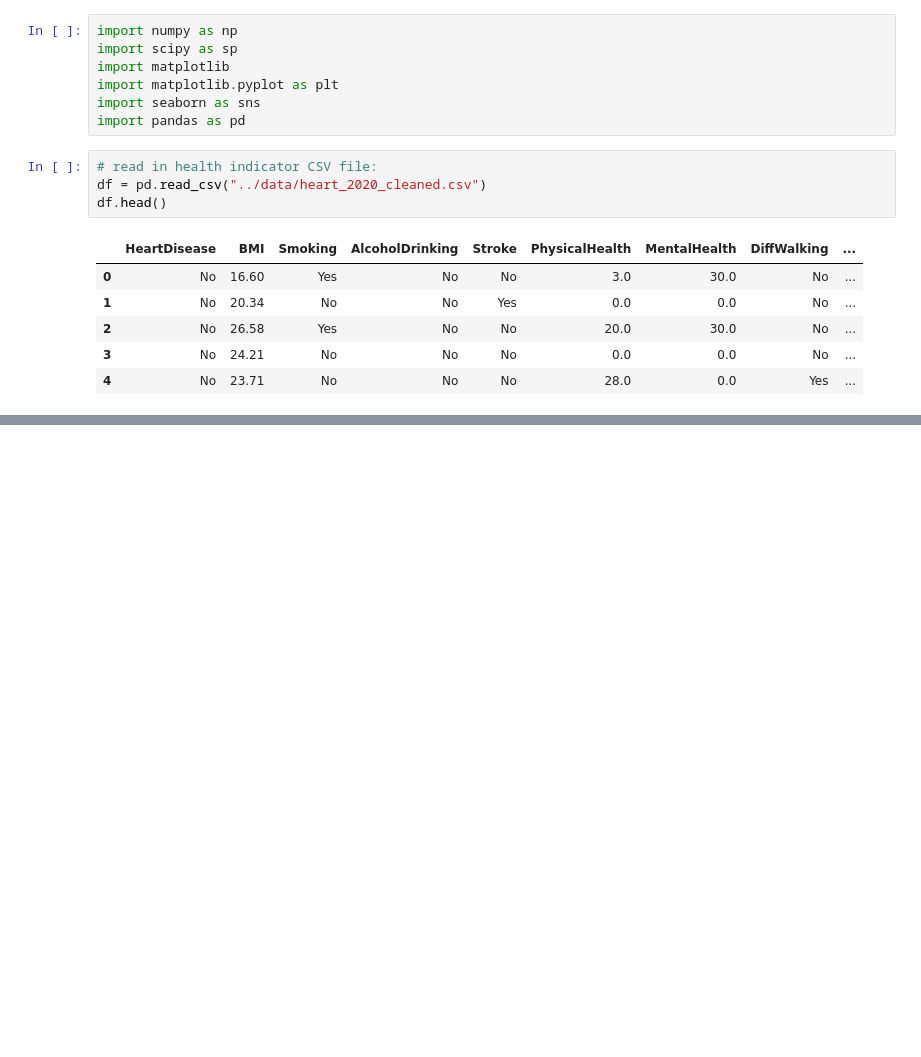
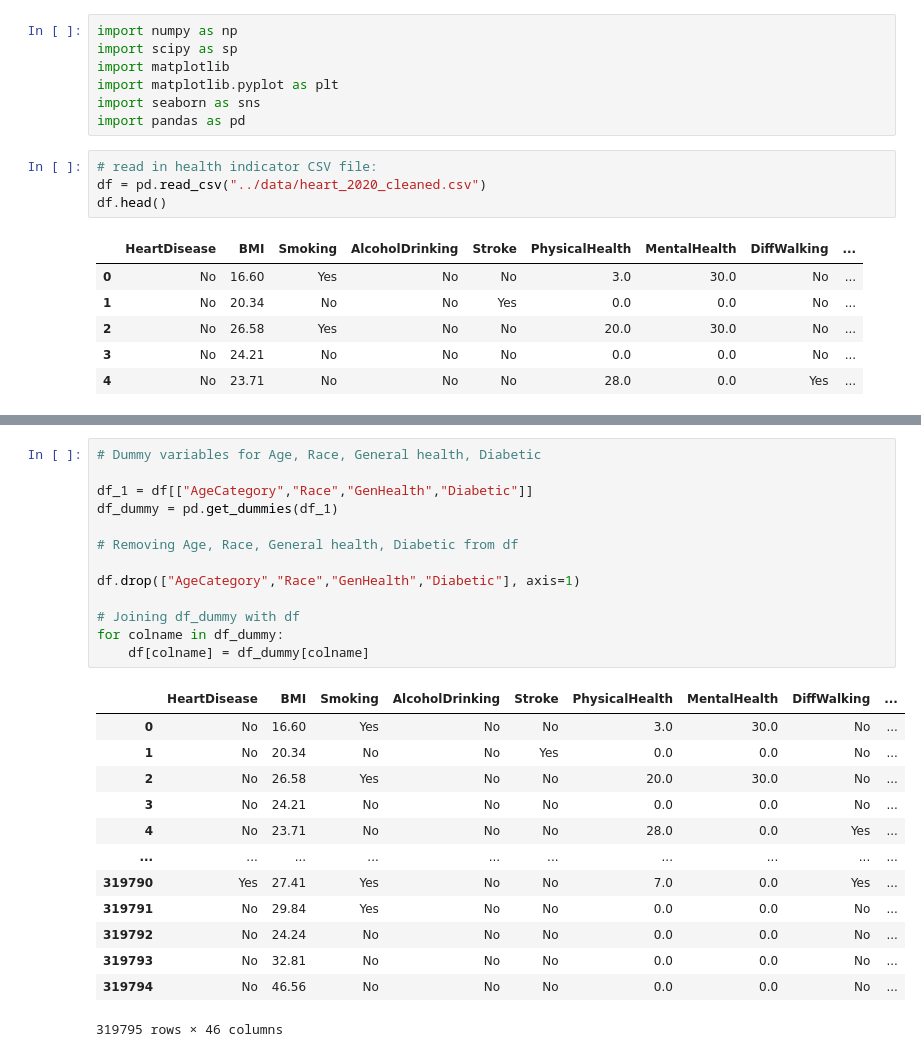
Before and after one commit to rakkyunkim/HackDavis-2022, a Jupyter notebook: notebooks/EDA & Modelling.ipynb, the cells around one changed output, grey strips where cells are left out. Saved outputs shown, nothing was run; the diff lists cells and outputs as text; blank space fills up the shorter version.

Commit message:
creating dummy vars and encoding

```diff
--- a/notebooks/EDA & Modelling.ipynb
+++ b/notebooks/EDA & Modelling.ipynb
@@ -18,0 +72,27 @@ df.head()
+# %%
+# Dummy variables for Age, Race, General health, Diabetic
+
+df_1 = df[["AgeCategory","Race","GenHealth","Diabetic"]]
+df_dummy = pd.get_dummies(df_1)
+
+# Removing Age, Race, General health, Diabetic from df
+
+df.drop(["AgeCategory","Race","GenHealth","Diabetic"], axis=1)
+
+# Joining df_dummy with df
+for colname in df_dummy:
+    df[colname] = df_dummy[colname]
+# %% [output]
+|  | HeartDisease | BMI | Smoking | AlcoholDrinking | Stroke | PhysicalHealth | MentalHealth | DiffWalking | ... |
+| 0 | No | 16.60 | Yes | No | No | 3.0 | 30.0 | No | ... |
+| 1 | No | 20.34 | No | No | Yes | 0.0 | 0.0 | No | ... |
+| 2 | No | 26.58 | Yes | No | No | 20.0 | 30.0 | No | ... |
+| 3 | No | 24.21 | No | No | No | 0.0 | 0.0 | No | ... |
+| 4 | No | 23.71 | No | No | No | 28.0 | 0.0 | Yes | ... |
+| ... | ... | ... | ... | ... | ... | ... | ... | ... | ... |
+| 319790 | Yes | 27.41 | Yes | No | No | 7.0 | 0.0 | Yes | ... |
+| 319791 | No | 29.84 | Yes | No | No | 0.0 | 0.0 | No | ... |
+| 319792 | No | 24.24 | No | No | No | 0.0 | 0.0 | No | ... |
+| 319793 | No | 32.81 | No | No | No | 0.0 | 0.0 | No | ... |
+| 319794 | No | 46.56 | No | No | No | 0.0 | 0.0 | No | ... |
+319795 rows × 46 columns
```
Also changed, not shown: parts of 9 cells of this notebook.
